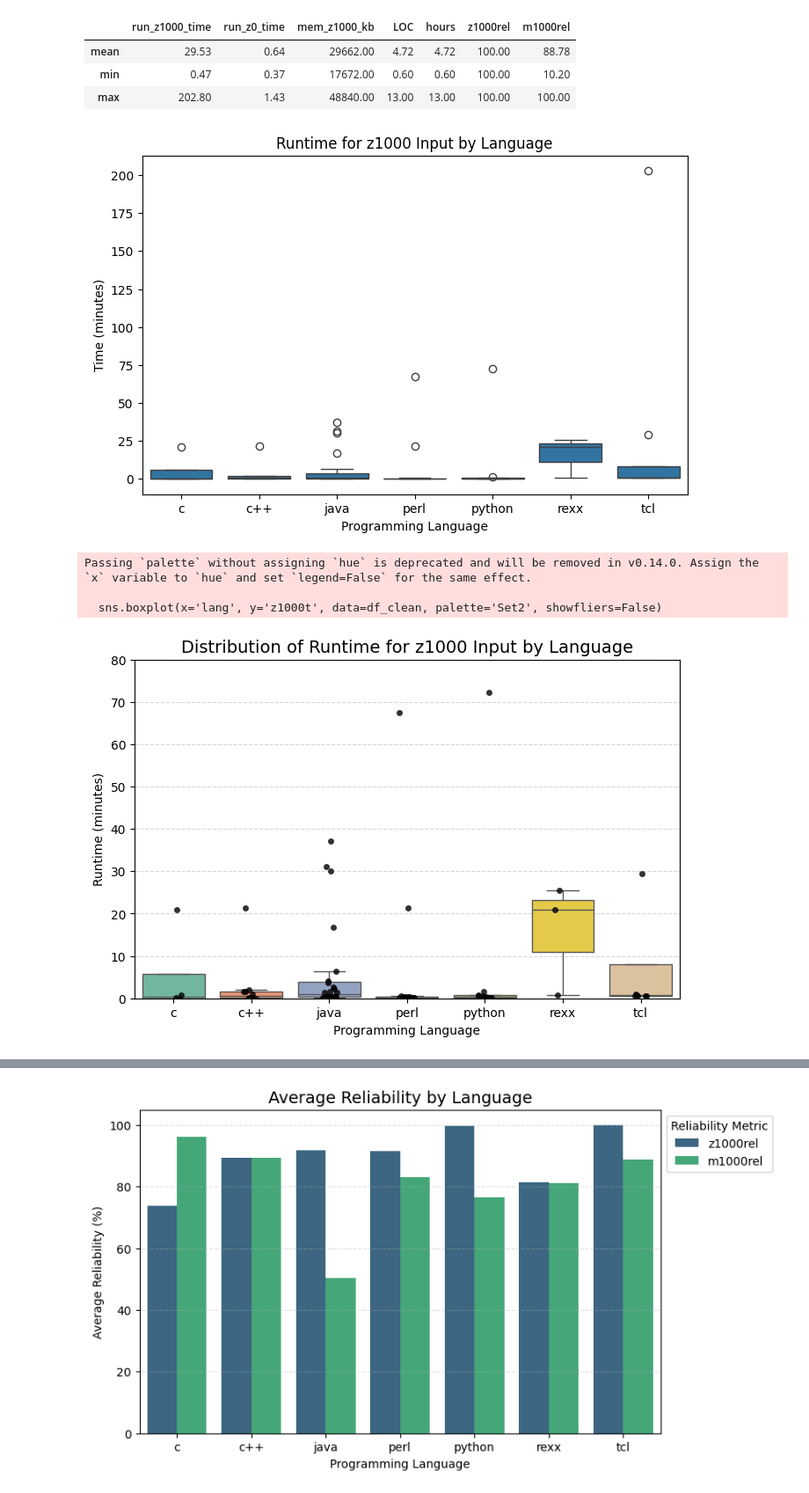
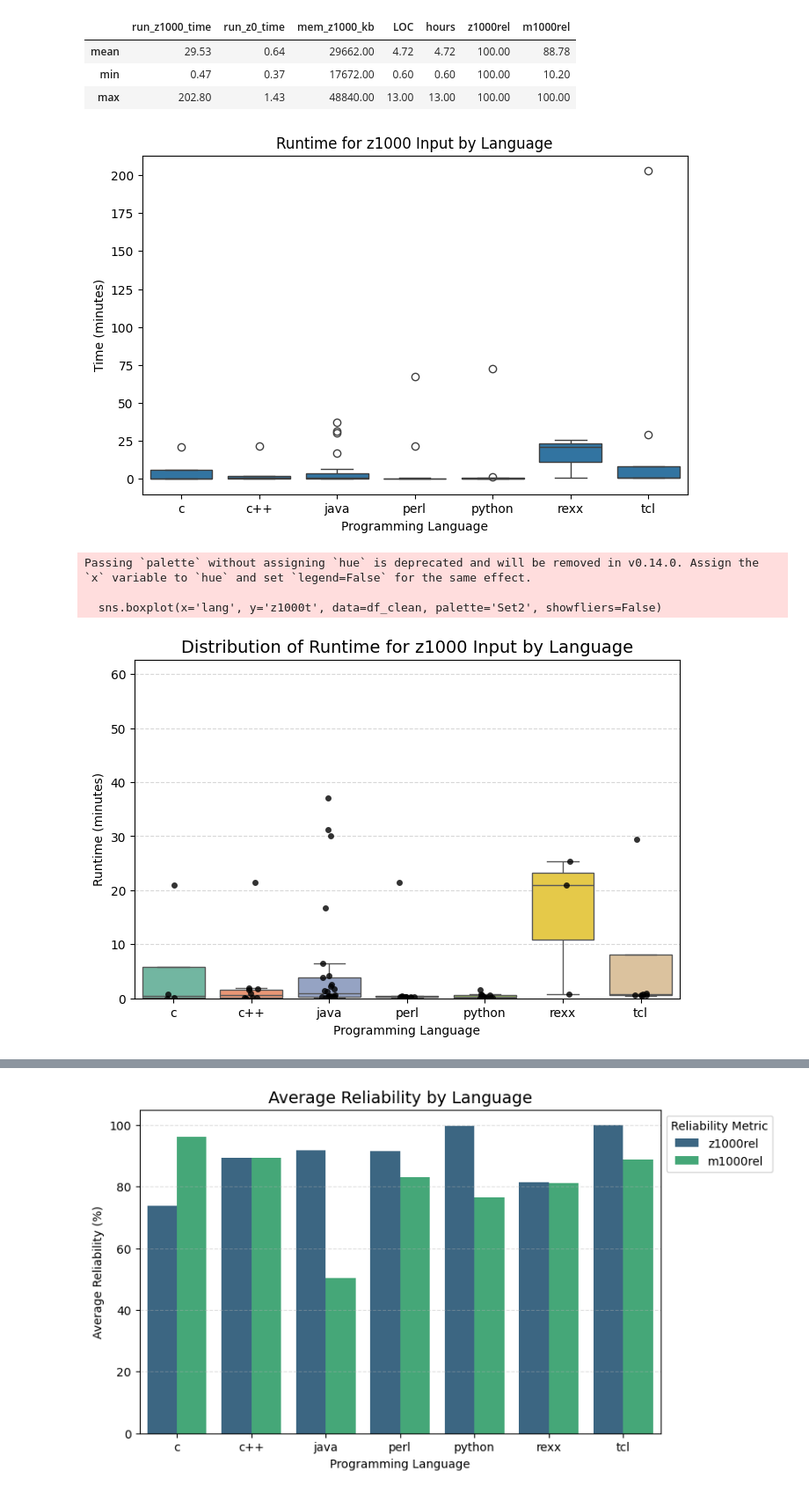
Before and after one commit to Beansak/Forskningsmetodik_assignment3, a Jupyter notebook: analysis.ipynb, the cells around one changed output, grey strips where cells are left out. Shown at 88% size. Saved outputs shown, nothing was run; the diff lists cells and outputs as text; code cells hidden in the pictures.

```diff
--- a/analysis.ipynb
+++ b/analysis.ipynb
@@ -289,31 +288,36 @@ Count: 8
 # %%
 import seaborn as sns
 import matplotlib.pyplot as plt
 
 plt.figure(figsize=(8, 5))
 sns.boxplot(x='lang', y='z1000t', data=df_clean)
 plt.title('Runtime for z1000 Input by Language')
 plt.ylabel('Time (minutes)')
 plt.xlabel('Programming Language')
 plt.show()
 
 
 plt.figure(figsize=(8, 5))
 sns.boxplot(x='lang', y='z1000t', data=df_clean, palette='Set2', showfliers=False)
 sns.stripplot(x='lang', y='z1000t', data=df_clean, color='black', alpha=0.8, jitter=True)
 
+mean_runtime = df_clean['z1000t'].mean()
+std_runtime = df_clean['z1000t'].std()
+
+upper_limit = mean_runtime + 2 * std_runtime
+
 plt.title('Distribution of Runtime for z1000 Input by Language', fontsize=14)
 plt.ylabel('Runtime (minutes)')
 plt.xlabel('Programming Language')
-plt.ylim(0, 80)  # limit y-axis to avoid outlier distortion
+plt.ylim(0, upper_limit)
 plt.grid(axis='y', linestyle='--', alpha=0.5)
 plt.show()
 # %% [output]
 [figure]
 Passing `palette` without assigning `hue` is deprecated and will be removed in v0.14.0. Assign the `x` variable to `hue` and set `legend=False` for the same effect.
 
   sns.boxplot(x='lang', y='z1000t', data=df_clean, palette='Set2', showfliers=False)
-[figure, old version]
+[figure, new version]
 # %%
 import matplotlib.pyplot as plt
 import seaborn as sns
```
Also changed, not shown: parts of 2 cells of this notebook.
